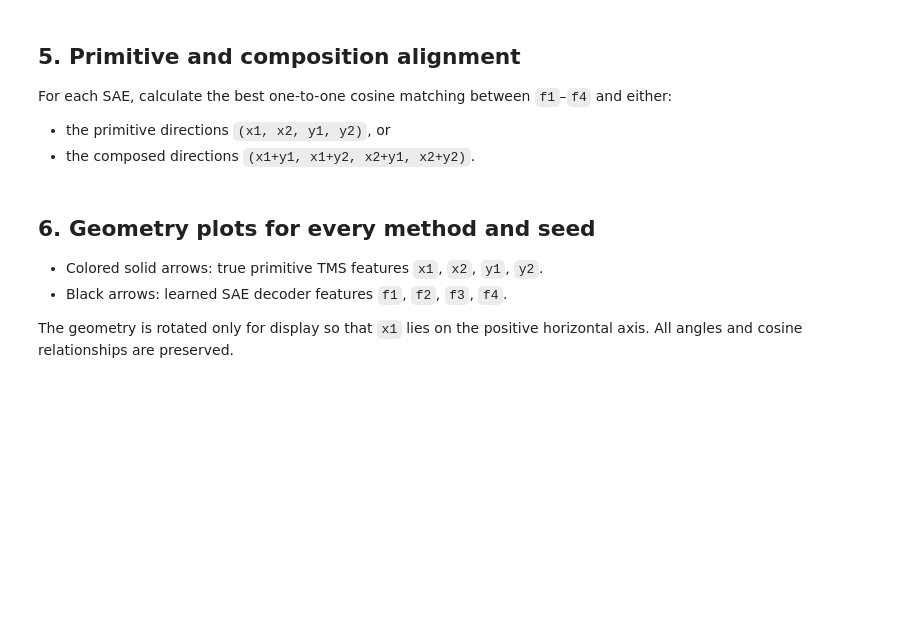
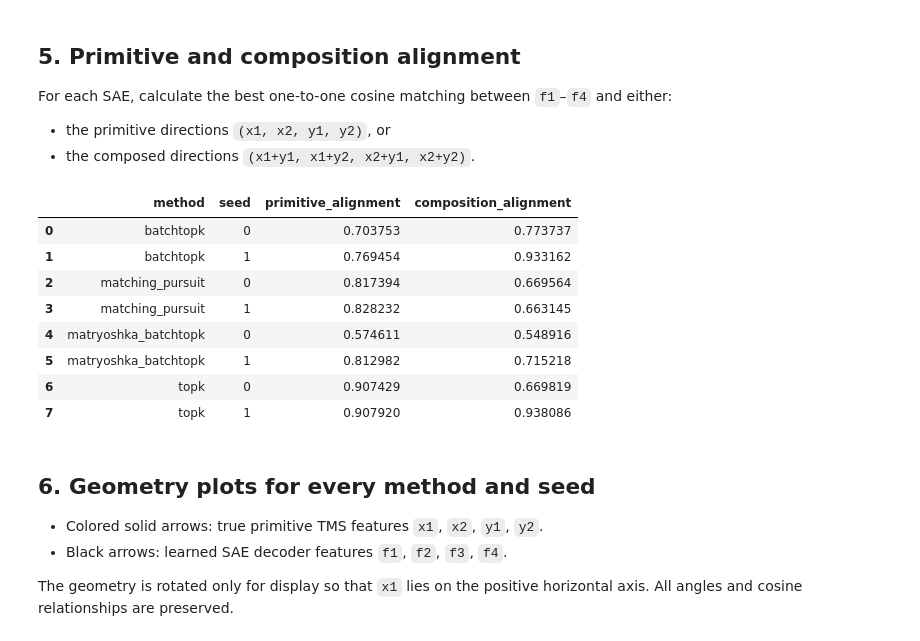
Before and after one commit to Adefioye/SAE, a Jupyter notebook: composed-features/02_saelens_architecture_comparison.ipynb, the cells around one changed output. Drawn from its saved outputs; the diff is of its cells as text; code cells hidden in the pictures; blank space fills up the shorter version.

```diff
--- a/composed-features/02_saelens_architecture_comparison.ipynb
+++ b/composed-features/02_saelens_architecture_comparison.ipynb
@@ -269,41 +269,51 @@ For each SAE, calculate the best one-to-one cosine matching between `f1`–`f4`
 # %%
 def best_matching_cosine(decoder_vectors, target_vectors):
     decoder = F.normalize(decoder_vectors.detach().cpu(), dim=-1)
     targets = F.normalize(target_vectors.detach().cpu(), dim=-1)
     similarity = targets @ decoder.T
     return max(
         sum(
             float(similarity[row, order[row]])
             for row in range(len(targets))
         ) / len(targets)
         for order in permutations(range(decoder.shape[0]), len(targets))
     )
 
-# primitive_vectors = model.W.detach().cpu()
-# composition_vectors = torch.stack([
-#     primitive_vectors[x] + primitive_vectors[y]
-#     for x in range(2)
-#     for y in range(2, 4)
-# ])
+primitive_vectors = model.W.detach().cpu()
+composition_vectors = torch.stack([
+    primitive_vectors[x] + primitive_vectors[y]
+    for x in range(2)
+    for y in range(2, 4)
+])
 
-# alignment_results = pd.DataFrame([
-#     {
-#         'method': name,
-#         'seed': seed,
-#         'primitive_alignment': best_matching_cosine(
-#             sae.W_dec, primitive_vectors
-#         ),
-#         'composition_alignment': best_matching_cosine(
-#             sae.W_dec, composition_vectors
-#         ),
-#     }
-#     for (name, seed), sae in trained_saes.items()
-# ])
+alignment_results = pd.DataFrame([
+    {
+        'method': name,
+        'seed': seed,
+        'primitive_alignment': best_matching_cosine(
+            sae.W_dec, primitive_vectors
+        ),
+        'composition_alignment': best_matching_cosine(
+            sae.W_dec, composition_vectors
+        ),
+    }
+    for (name, seed), sae in trained_saes.items()
+])
 
-# alignment_results.to_csv(
-#     CHECKPOINT_ROOT / 'alignment_results.csv', index=False
-# )
-# alignment_results.sort_values(['method', 'seed']).reset_index(drop=True)
+alignment_results.to_csv(
+    CHECKPOINT_ROOT / 'alignment_results.csv', index=False
+)
+alignment_results.sort_values(['method', 'seed']).reset_index(drop=True)
+# %% [output]
+|  | method | seed | primitive_alignment | composition_alignment |
+| 0 | batchtopk | 0 | 0.703753 | 0.773737 |
+| 1 | batchtopk | 1 | 0.769454 | 0.933162 |
+| 2 | matching_pursuit | 0 | 0.817394 | 0.669564 |
+| 3 | matching_pursuit | 1 | 0.828232 | 0.663145 |
+| 4 | matryoshka_batchtopk | 0 | 0.574611 | 0.548916 |
+| 5 | matryoshka_batchtopk | 1 | 0.812982 | 0.715218 |
+| 6 | topk | 0 | 0.907429 | 0.669819 |
+| 7 | topk | 1 | 0.907920 | 0.938086 |
 # %% [markdown]
 ## 6. Geometry plots for every method and seed
 
```
Also changed, not shown: parts of 5 cells of this notebook, 9 other files.
